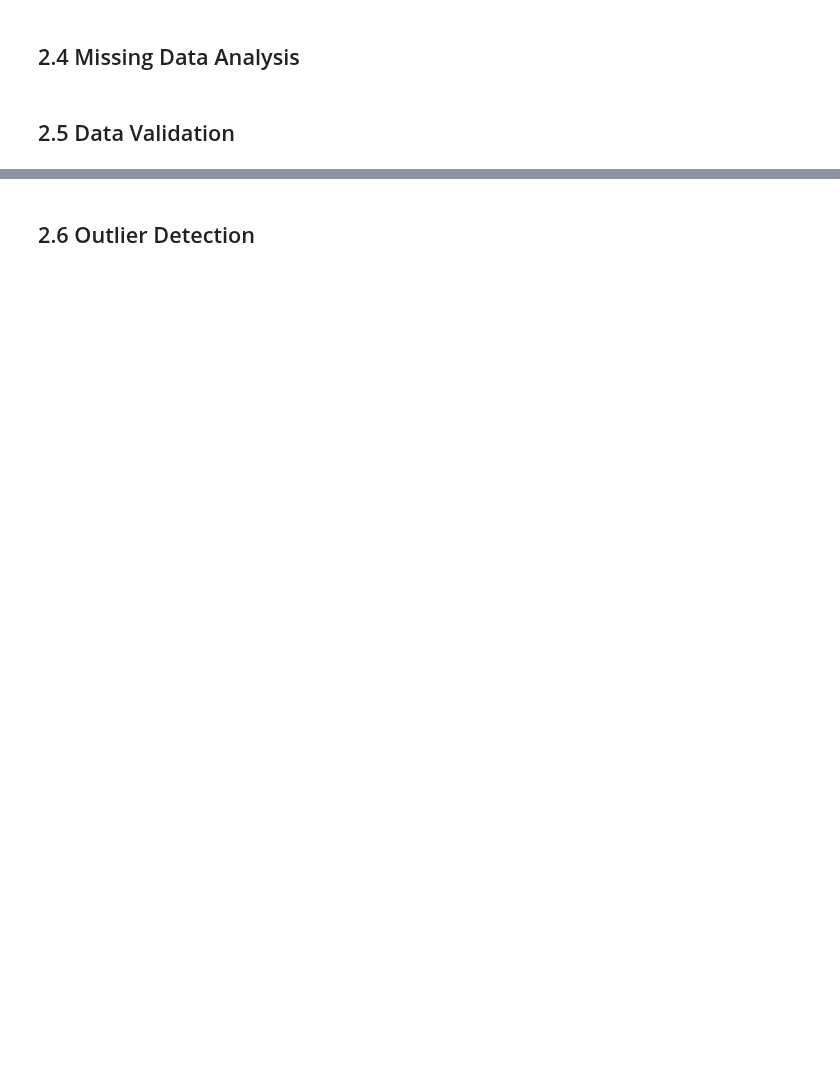
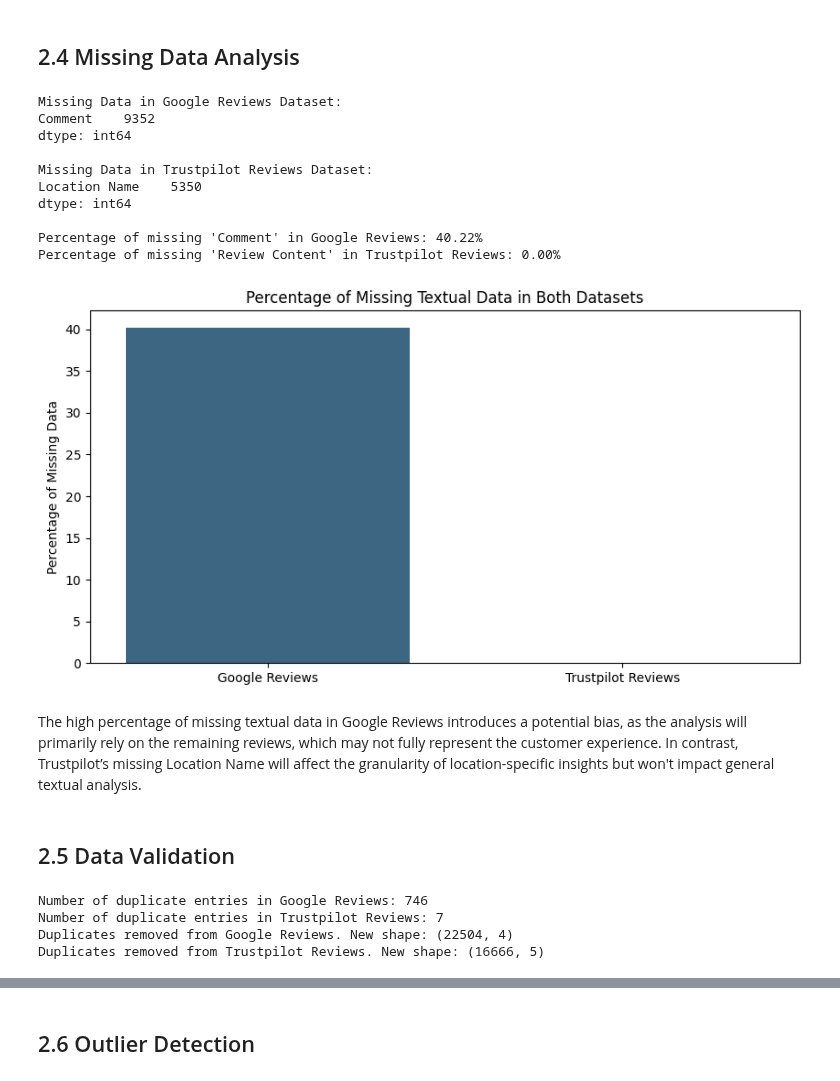
Before and after one commit to sheldonkemper/portfolio, a Jupyter notebook: KEMPER_SHELDON_CAM_C301_Week_4and5_Topic_project.ipynb, the cells around one changed output, grey strips where cells are left out. Cells and saved outputs as stored; diff of their text form; code cells hidden in the pictures; blank space fills up the shorter version.

```diff
--- a/KEMPER_SHELDON_CAM_C301_Week_4and5_Topic_project.ipynb
+++ b/KEMPER_SHELDON_CAM_C301_Week_4and5_Topic_project.ipynb
@@ -232,2 +476,44 @@ todo
+# %%
+# While you are dropping rows with missing Comment or Review Content,
+# add a brief analysis showing the extent of missing data before the drop.
+# This can provide context for any biases introduced.
+
+# Check for missing values in both datasets before dropping rows
+google_missing = google_df.isnull().sum()
+trustpilot_missing = trustpilot_df.isnull().sum()
+
+print("Missing Data in Google Reviews Dataset:")
+print(google_missing[google_missing > 0])
+
+print("\nMissing Data in Trustpilot Reviews Dataset:")
+print(trustpilot_missing[trustpilot_missing > 0])
+
+# Calculate the percentage of missing data for the Comment and Review Content columns
+google_missing_percentage = google_df['Comment'].isnull().mean() * 100
+trustpilot_missing_percentage = trustpilot_df['Review Content'].isnull().mean() * 100
+
+print(f"\nPercentage of missing 'Comment' in Google Reviews: {google_missing_percentage:.2f}%")
+print(f"Percentage of missing 'Review Content' in Trustpilot Reviews: {trustpilot_missing_percentage:.2f}%")
+
+# Visualising missing data for context
+plt.figure(figsize=(10, 5))
+sns.barplot(x=['Google Reviews', 'Trustpilot Reviews'], y=[google_missing_percentage, trustpilot_missing_percentage], palette='viridis')
+plt.title('Percentage of Missing Textual Data in Both Datasets')
+plt.ylabel('Percentage of Missing Data')
+plt.show()
+# %% [output]
+Missing Data in Google Reviews Dataset:
+Comment    9352
+dtype: int64
+
+Missing Data in Trustpilot Reviews Dataset:
+Location Name    5350
+dtype: int64
+
+Percentage of missing 'Comment' in Google Reviews: 40.22%
+Percentage of missing 'Review Content' in Trustpilot Reviews: 0.00%
+[figure, added]
+# %% [markdown]
+The high percentage of missing textual data in Google Reviews introduces a potential bias, as the analysis will primarily rely on the remaining reviews, which may not fully represent the customer experience. In contrast, Trustpilot’s missing Location Name will affect the granularity of location-specific insights but won't impact general textual analysis.
 # %% [markdown]
 ## 2.5 Data Validation
@@ -237,0 +520,22 @@ todo
+# %%
+# Check for duplicate entries in Google Reviews
+google_duplicates = google_df.duplicated().sum()
+print(f"Number of duplicate entries in Google Reviews: {google_duplicates}")
+
+# Check for duplicate entries in Trustpilot Reviews
+trustpilot_duplicates = trustpilot_df.duplicated().sum()
+print(f"Number of duplicate entries in Trustpilot Reviews: {trustpilot_duplicates}")
+
+# If duplicates exist, drop them
+if google_duplicates > 0:
+    google_df = google_df.drop_duplicates()
+    print(f"Duplicates removed from Google Reviews. New shape: {google_df.shape}")
+
+if trustpilot_duplicates > 0:
+    trustpilot_df = trustpilot_df.drop_duplicates()
+    print(f"Duplicates removed from Trustpilot Reviews. New shape: {trustpilot_df.shape}")
+# %% [output]
+Number of duplicate entries in Google Reviews: 746
+Number of duplicate entries in Trustpilot Reviews: 7
+Duplicates removed from Google Reviews. New shape: (22504, 4)
+Duplicates removed from Trustpilot Reviews. New shape: (16666, 5)
```
Also changed, not shown: parts of 37 cells of this notebook.
